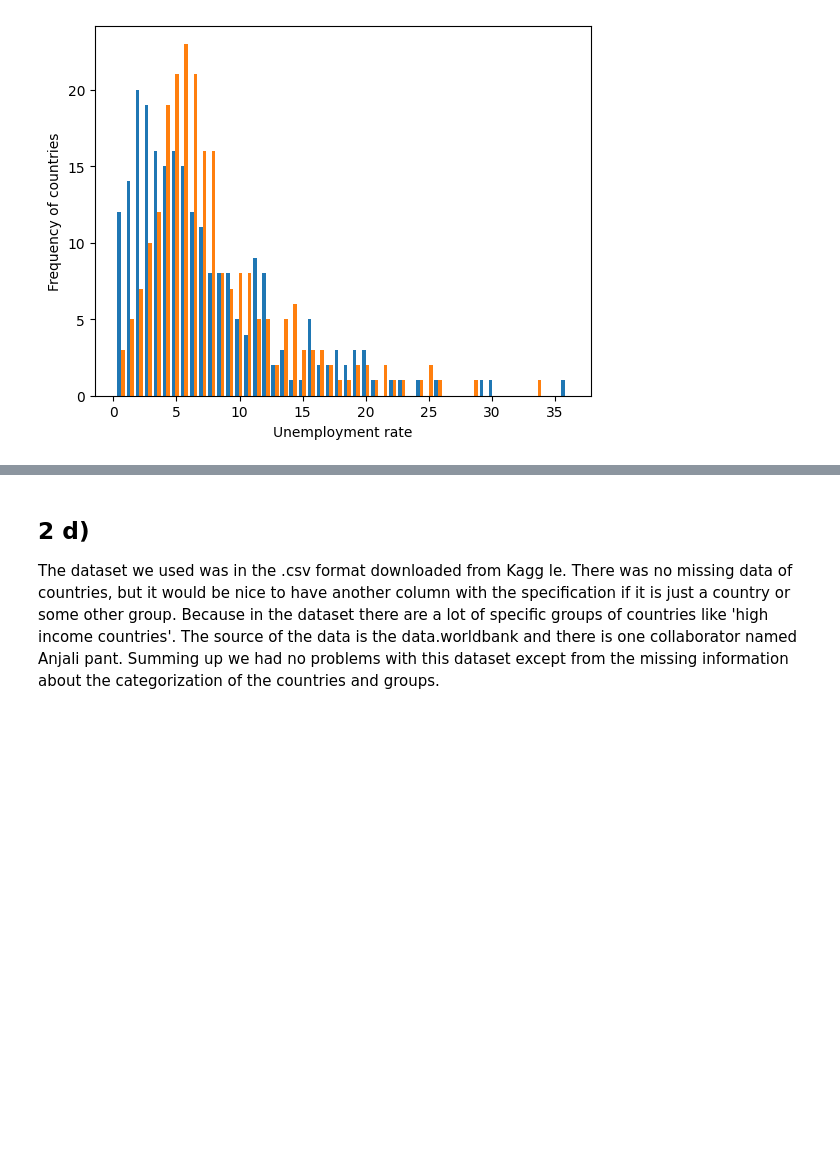
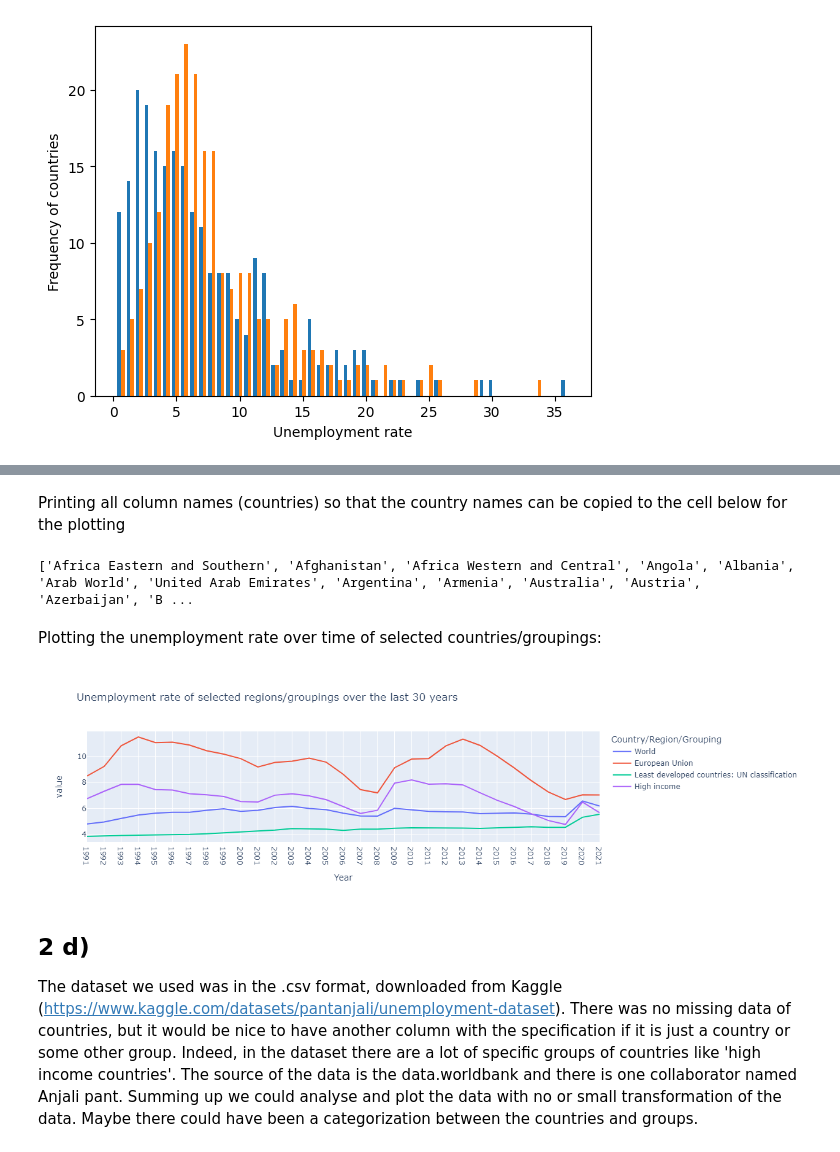
Before and after one commit to DavideIntiso/Foundations-of-Data-Engineering-and-Analytics, a Jupyter notebook: dea01_dataset_analyses.ipynb, the cells around one changed output, grey strips where cells are left out. Cells and saved outputs as stored; diff of their text form; code cells hidden in the pictures; blank space fills up the shorter version.

```diff
--- a/dea01_dataset_analyses.ipynb
+++ b/dea01_dataset_analyses.ipynb
@@ -103,0 +99,6 @@ averages.plot(title="Global unemployment rate 1991-2021",
+# %%
+df = unemployed.drop(columns=["Country Code"])
+df = df.set_index("Country Name").transpose()
+df.index.names = ["Year"]
+df.columns.names = ["Country/Region/Grouping"]
+df.head()
@@ -104,3 +114,17 @@ averages.plot(title="Global unemployment rate 1991-2021",
+# %% [markdown]
+Printing all column names (countries) so that the country names can be copied to the cell below for the plotting
+# %%
+print(df.columns.tolist())
+# %% [output]
+['Africa Eastern and Southern', 'Afghanistan', 'Africa Western and Central', 'Angola', 'Albania', 'Arab World', 'United Arab Emirates', 'Argentina', 'Armenia', 'Australia', 'Austria', 'Azerbaijan', 'B ...
+# %% [markdown]
+Plotting the unemployment rate over time of selected countries/groupings:
+# %%
+fig = px.line(df[["World", "European Union", "Least developed countries: UN classification", "High income"]],
+             title="Unemployment rate of selected regions/groupings over the last 30 years ")
+fig.show()
+# %% [output]
+[figure, added]
 # %% [markdown]
 ## 2 d)
-The dataset we used was in the .csv format downloaded from Kagg le. There was no missing data of countries, but it would be nice to have another column with the specification if it is just a country or some other group. Because in the dataset there are a lot of specific groups of countries like 'high income countries'. The source of the data is the data.worldbank and there is one collaborator named Anjali pant. Summing up we had no problems with this dataset except from the missing information about the categorization of the countries and groups.
+The dataset we used was in the .csv format, downloaded from Kaggle (https://www.kaggle.com/datasets/pantanjali/unemployment-dataset). There was no missing data of countries, but it would be nice to have another column with the specification if it is just a country or some other group. Indeed, in the dataset there are a lot of specific groups of countries like 'high income countries'. The source of the data is the data.worldbank and there is one collaborator named Anjali pant. Summing up we could analyse and plot the data with no or small transformation of the data. Maybe there could have been a categorization between the countries and groups.
```
Also changed, not shown: parts of 14 cells of this notebook.
